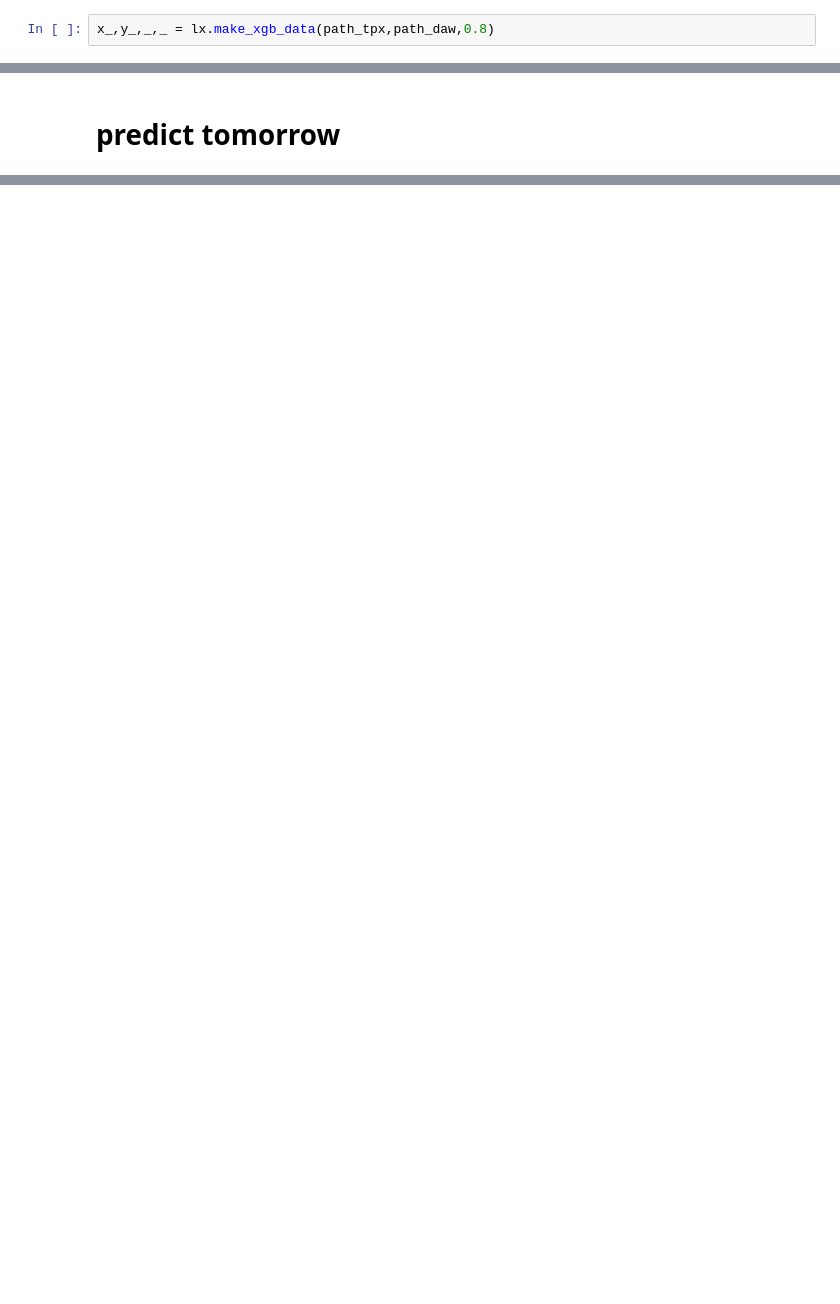
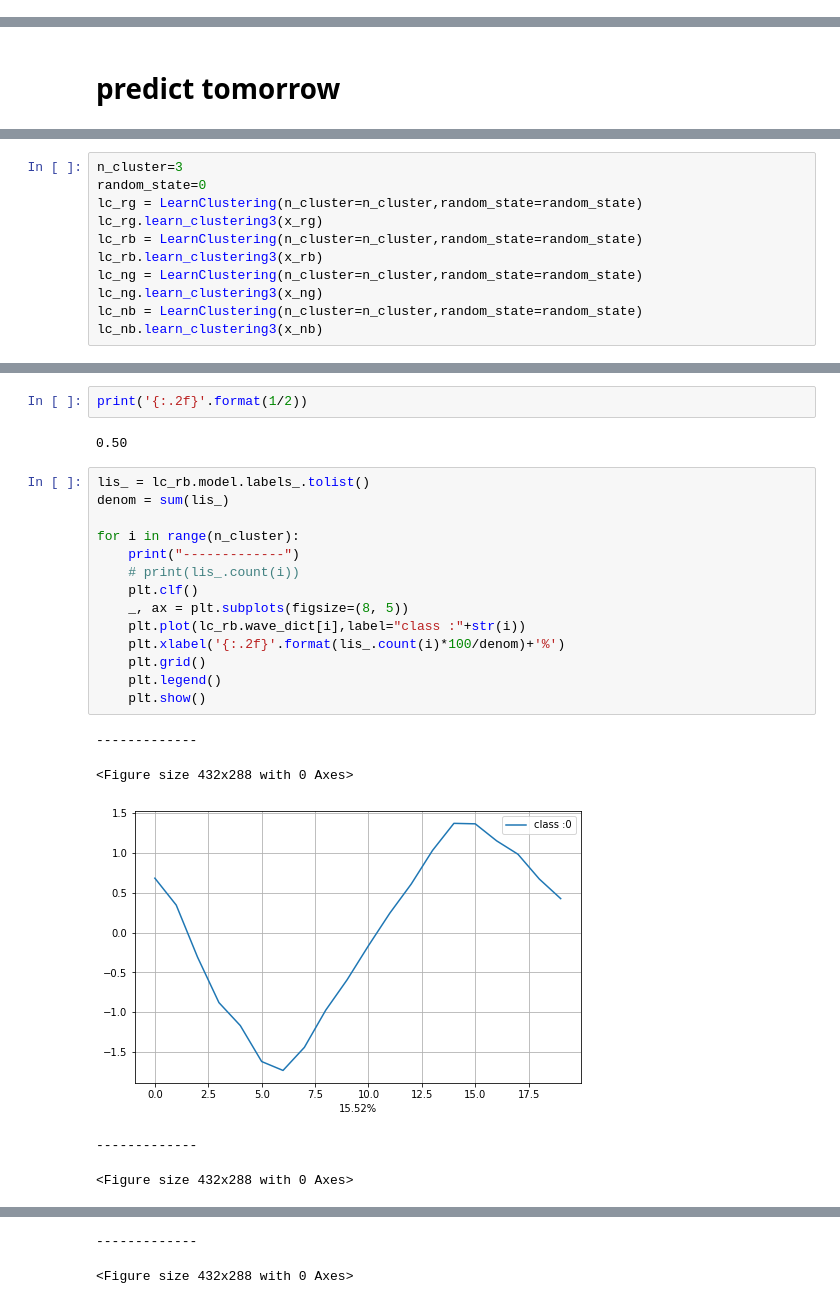
Before and after one commit to yodarjeering/New_XGB, a Jupyter notebook: ResearchFeature.ipynb, the cells around one changed output, grey strips where cells are left out. Saved outputs shown, nothing was run; the diff lists cells and outputs as text; blank space fills up the shorter version.

```diff
--- a/ResearchFeature.ipynb
+++ b/ResearchFeature.ipynb
@@ -34,2 +36,0 @@ path_daw_sim = '/Users/Owner/Desktop/StockPriceData/DAW/DAW_20211208.csv'
-# %%
-x_,y_,_,_ = lx.make_xgb_data(path_tpx,path_daw,0.8)
@@ -196,0 +184,11 @@ plt.show()
+# %%
+n_cluster=3
+random_state=0
+lc_rg = LearnClustering(n_cluster=n_cluster,random_state=random_state)
+lc_rg.learn_clustering3(x_rg)
+lc_rb = LearnClustering(n_cluster=n_cluster,random_state=random_state)
+lc_rb.learn_clustering3(x_rb)
+lc_ng = LearnClustering(n_cluster=n_cluster,random_state=random_state)
+lc_ng.learn_clustering3(x_ng)
+lc_nb = LearnClustering(n_cluster=n_cluster,random_state=random_state)
+lc_nb.learn_clustering3(x_nb)
@@ -196,0 +212,24 @@ plt.show()
+# %%
+print('{:.2f}'.format(1/2))
+# %% [output]
+0.50
+# %%
+lis_ = lc_rb.model.labels_.tolist()
+denom = sum(lis_)
+
+for i in range(n_cluster):
+    print("-------------")
+    # print(lis_.count(i))
+    plt.clf()
+    _, ax = plt.subplots(figsize=(8, 5))
+    plt.plot(lc_rb.wave_dict[i],label="class :"+str(i))
+    plt.xlabel('{:.2f}'.format(lis_.count(i)*100/denom)+'%')
+    plt.grid()
+    plt.legend()
+    plt.show()
+# %% [output]
+-------------
+<Figure size 432x288 with 0 Axes>
+[figure, added]
+-------------
+<Figure size 432x288 with 0 Axes>
@@ -196,0 +237,2 @@ plt.show()
+-------------
+<Figure size 432x288 with 0 Axes>
```
Also changed, not shown: parts of 56 cells of this notebook.
